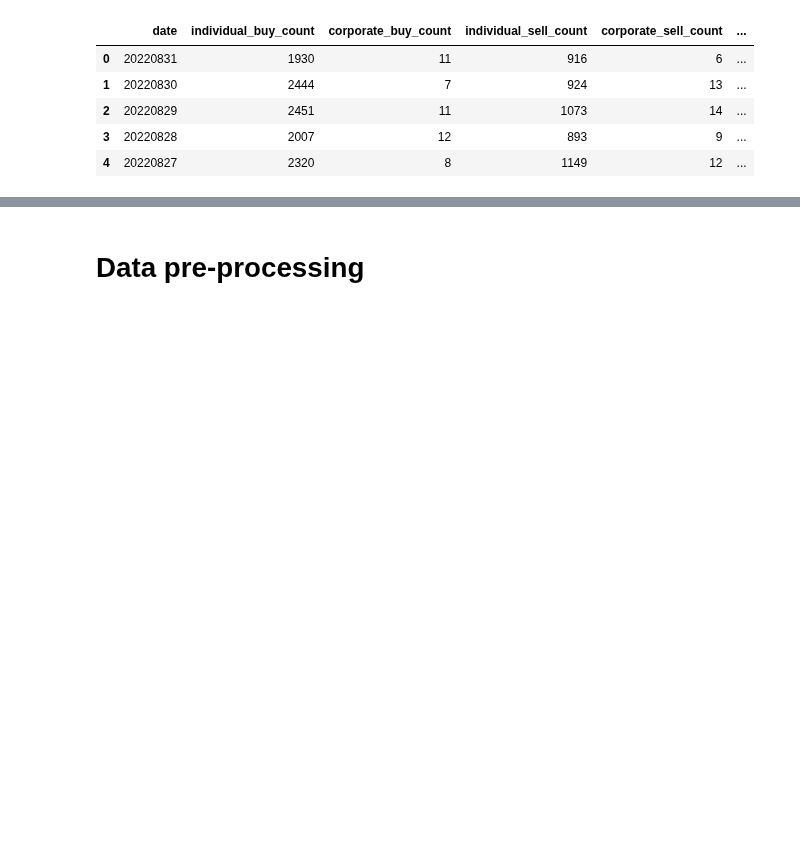
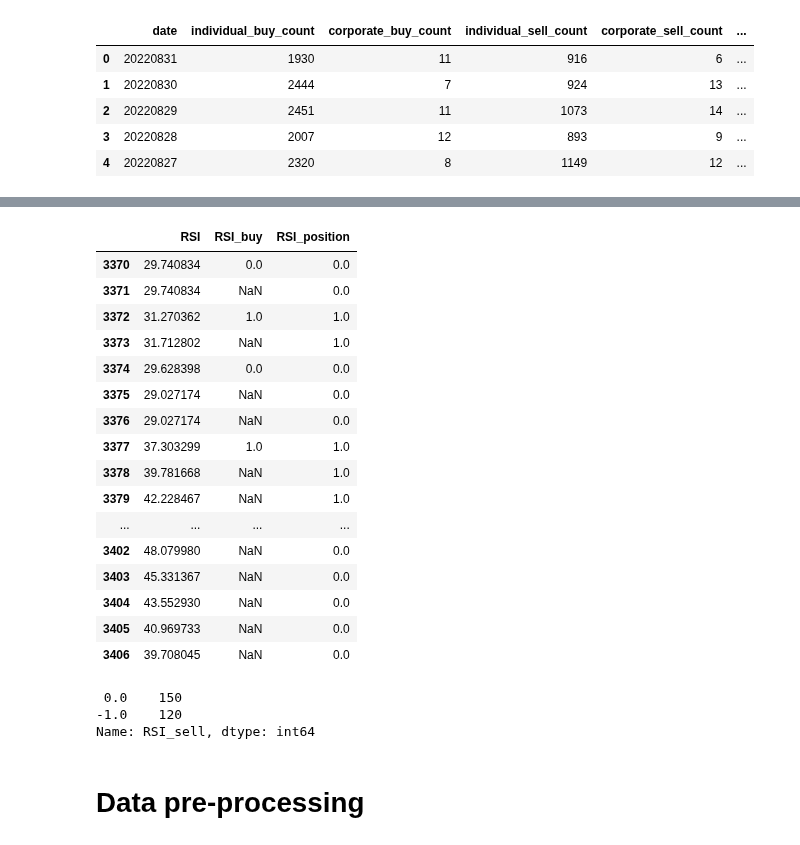
Before and after one commit to Hamtech-ai/InsightiFi, a Jupyter notebook: base_move.ipynb, the cells around one changed output, grey strips where cells are left out. Saved outputs shown, nothing was run; the diff lists cells and outputs as text; code cells hidden in the pictures; blank space fills up the shorter version.

Commit message:
indicator feature extraction added

```diff
--- a/Algo trading with HamTech.ipynb
+++ b/base_move.ipynb
@@ -69,3 +124,32 @@ Shape of Folad's client history: (3022, 18)
+# %%
+from indicator_features import RSI
+
+rsi_folad = RSI(foladHist)
+rsi_folad.iloc[3370:]
+# %% [output]
+|  | RSI | RSI_buy | RSI_position |
+| 3370 | 29.740834 | 0.0 | 0.0 |
+| 3371 | 29.740834 | NaN | 0.0 |
+| 3372 | 31.270362 | 1.0 | 1.0 |
+| 3373 | 31.712802 | NaN | 1.0 |
+| 3374 | 29.628398 | 0.0 | 0.0 |
+| 3375 | 29.027174 | NaN | 0.0 |
+| 3376 | 29.027174 | NaN | 0.0 |
+| 3377 | 37.303299 | 1.0 | 1.0 |
+| 3378 | 39.781668 | NaN | 1.0 |
+| 3379 | 42.228467 | NaN | 1.0 |
+| ... | ... | ... | ... |
+| 3402 | 48.079980 | NaN | 0.0 |
+| 3403 | 45.331367 | NaN | 0.0 |
+| 3404 | 43.552930 | NaN | 0.0 |
+| 3405 | 40.969733 | NaN | 0.0 |
+| 3406 | 39.708045 | NaN | 0.0 |
+# %%
+rsi_folad['RSI_sell'].value_counts()
+# %% [output]
+ 0.0    150
+-1.0    120
+Name: RSI_sell, dtype: int64
 # %% [markdown]
 # Data pre-processing
 # %%
```
Also changed, not shown: parts of 4 cells of this notebook, 1 other file.
